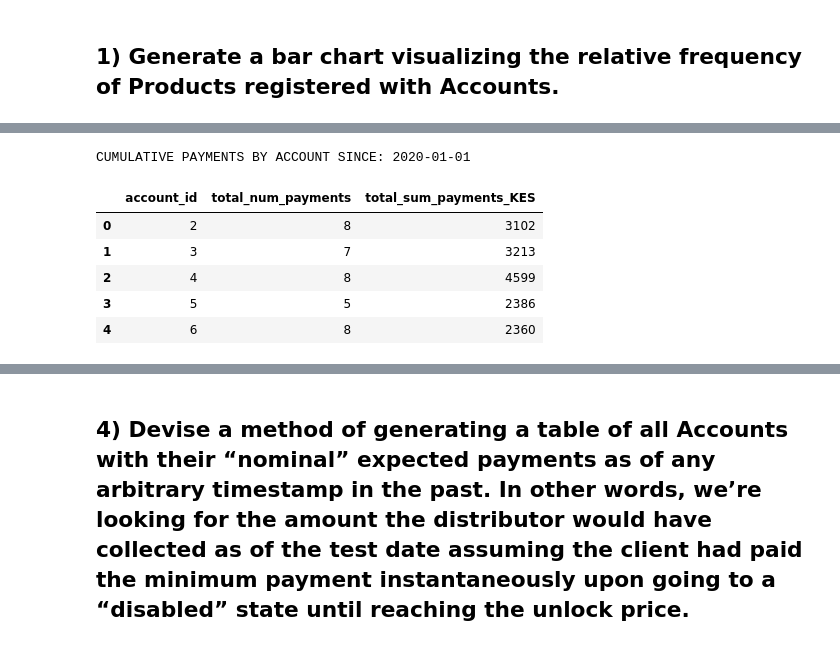
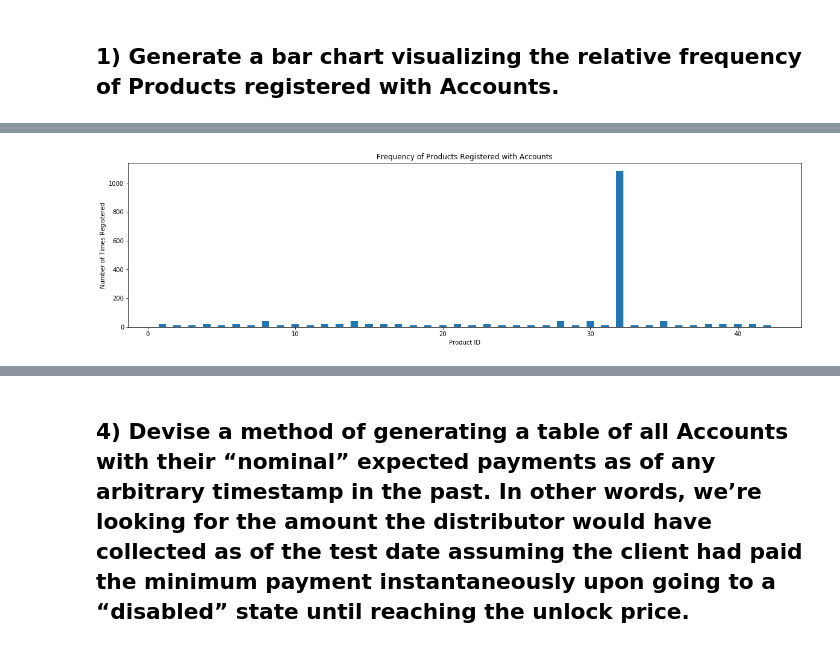
Before and after one commit to lorijta92/payg-solar, a Jupyter notebook: Notebooks/q1_4.ipynb, the cells around one changed output, grey strips where cells are left out. Saved outputs shown, nothing was run; the diff lists cells and outputs as text; code cells hidden in the pictures.

Commit message:
bar chart

```diff
--- a/Notebooks/q1_4.ipynb
+++ b/Notebooks/q1_4.ipynb
@@ -4,11 +4,11 @@ import pandas as pd
 # %%
 # Read in data
 # products = pd.read_csv("Resources/products.csv")
-# accounts = pd.read_csv("Resources/accounts.csv")
+accounts = pd.read_csv("../Resources/accounts.csv")
 # ast = pd.read_csv("Resources/account_state_transitions.csv")
-# gpa = pd.read_csv("Resources/group_product_associations.csv")
+gpa = pd.read_csv("../Resources/group_product_associations.csv")
 # groups = pd.read_csv("Resources/groups.csv")
-payments = pd.read_csv("Resources/payments.csv")
+# payments = pd.read_csv("Resources/payments.csv")
 # %% [markdown]
 ## 1) Generate a bar chart visualizing the relative frequency of Products registered with Accounts.
 # %%
@@ -99,23 +47,0 @@ cumulative_payments.head()
-# %%
-# Group by account_id and sum payment amounts
-sum_payments = payments_date_limited.groupby('account_id').sum()
-
-# Flatten dataframe
-sum_payments = sum_payments.rename_axis(None, axis=1).reset_index()
-
-# Select one column
-sum_payments = sum_payments['amount']
-
-# Add series to cumulative_payments dataframe
-cumulative_payments[f'total_sum_payments_{currency}'] = sum_payments
-
-print(f"CUMULATIVE PAYMENTS BY ACCOUNT SINCE: {timestamp_str[:10]}")
-cumulative_payments.head()
-# %% [output]
-CUMULATIVE PAYMENTS BY ACCOUNT SINCE: 2020-01-01
-|  | account_id | total_num_payments | total_sum_payments_KES |
-| 0 | 2 | 8 | 3102 |
-| 1 | 3 | 7 | 3213 |
-| 2 | 4 | 8 | 4599 |
-| 3 | 5 | 5 | 2386 |
-| 4 | 6 | 8 | 2360 |
@@ -124,0 +48,10 @@ cumulative_payments.to_csv(f"Generated_Tables/cumulative_payments_by_account_sin
+# %%
+# Make bar chart with product_id on x-axis, and registration_count on y-axis
+plt.figure(figsize=(20, 5))
+plt.bar(df_product_registration['product_id'], df_product_registration['registration_count'], width=0.5)
+plt.title("Frequency of Products Registered with Accounts")
+plt.xlabel("Product ID")
+plt.ylabel("Number of Times Registered")
+plt.show()
+# %% [output]
+[figure, added]
```
Also changed, not shown: parts of 19 cells of this notebook.
